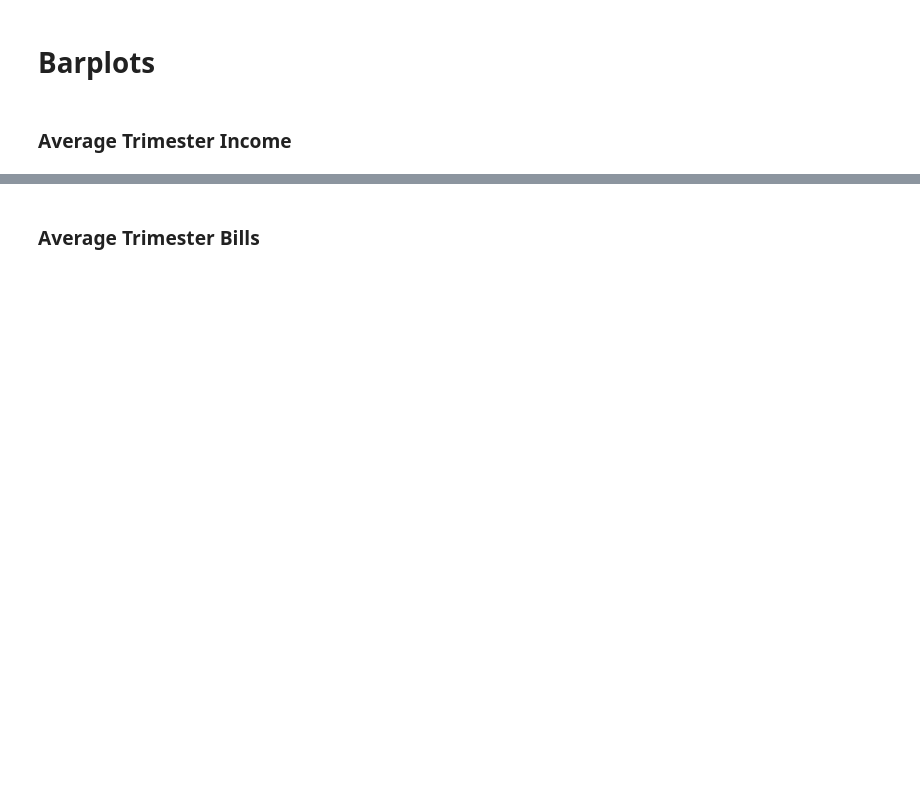
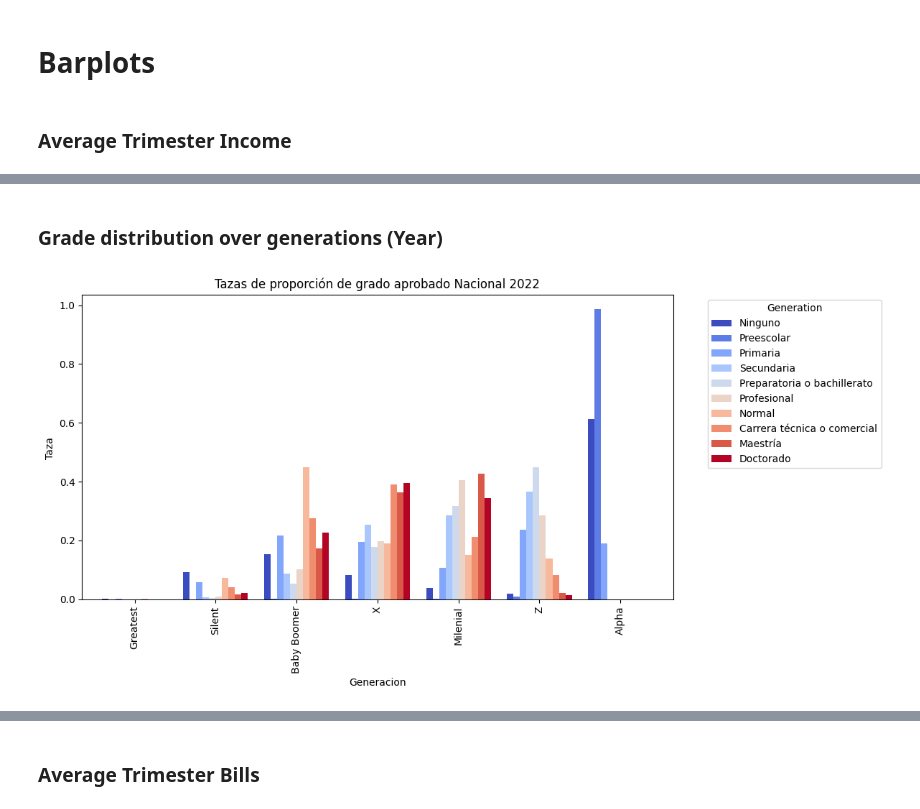
Before and after one commit to IsaacSebastian/ingCaracteristicasProyecto_, a Jupyter notebook: notebooks/2.07_fct_dashboard_graphs.ipynb, the cells around one changed output, grey strips where cells are left out. Saved outputs shown, nothing was run; the diff lists cells and outputs as text; code cells hidden in the pictures; blank space fills up the shorter version.

```diff
--- a/notebooks/2.07_fct_dashboard_graphs.ipynb
+++ b/notebooks/2.07_fct_dashboard_graphs.ipynb
@@ -227,0 +254,21 @@ plt.show()
+# %% [markdown]
+### Grade distribution over generations (Year)
+# %%
+year=2022
+data=population.groupby(['year','nivel_nombre'],as_index=False)['generacion'].value_counts(normalize=True)
+data=data[data['year']==year]
+
+pivot_df = data.pivot(index='generacion', columns='nivel_nombre', values='proportion')
+
+# Plot
+pivot_df.plot(kind='bar', figsize=(12, 6), colormap='coolwarm', width=0.8)
+
+# Formatting the plot
+plt.title(f"Tazas de proporción de grado aprobado Nacional {year}")
+plt.ylabel("Taza ")
+plt.xlabel("Generacion")
+plt.legend(title="Generation", bbox_to_anchor=(1.05, 1), loc='upper left')
+plt.tight_layout()
+plt.show()
+# %% [output]
+[figure, added]
```
Also changed, not shown: parts of 21 cells of this notebook, 1 other file.
